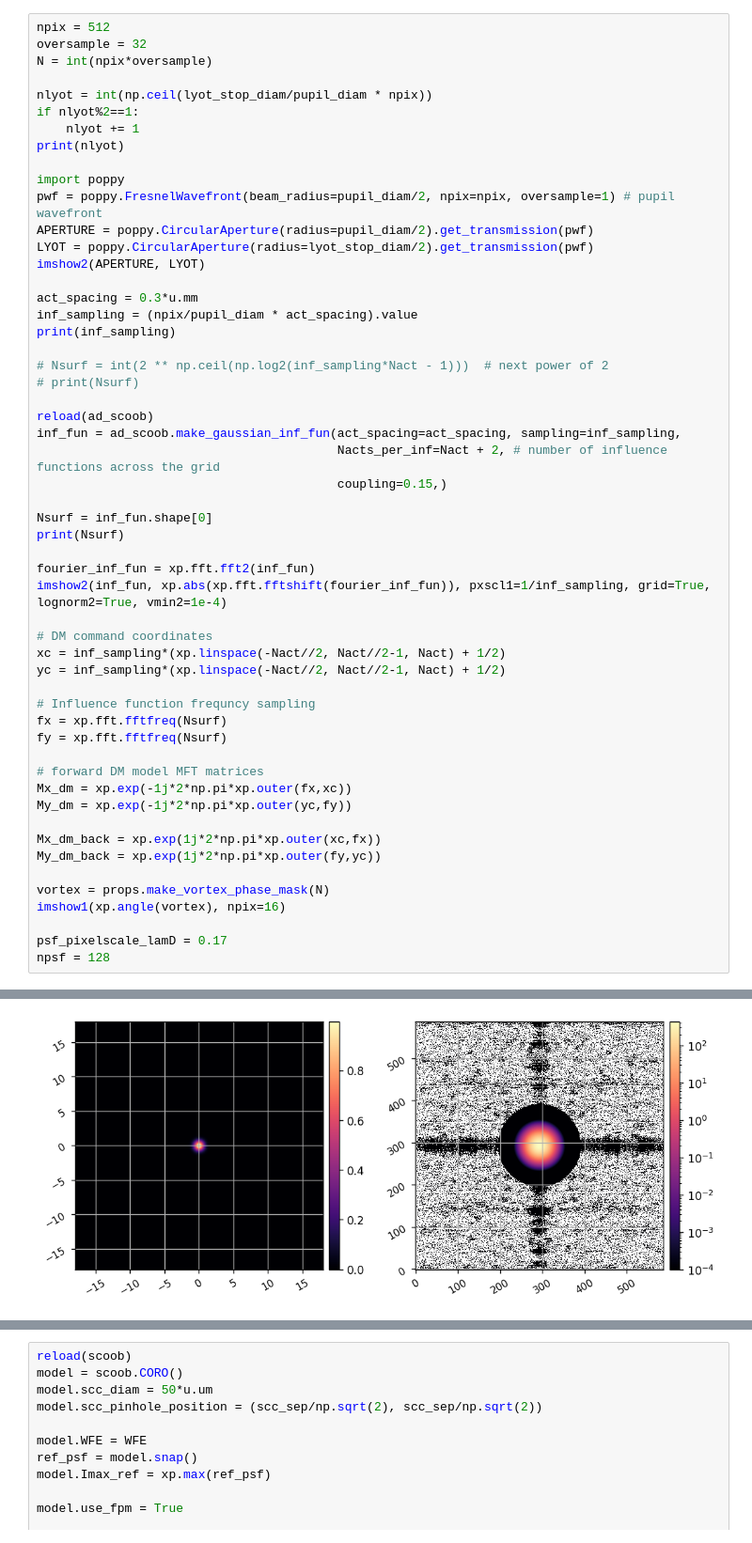
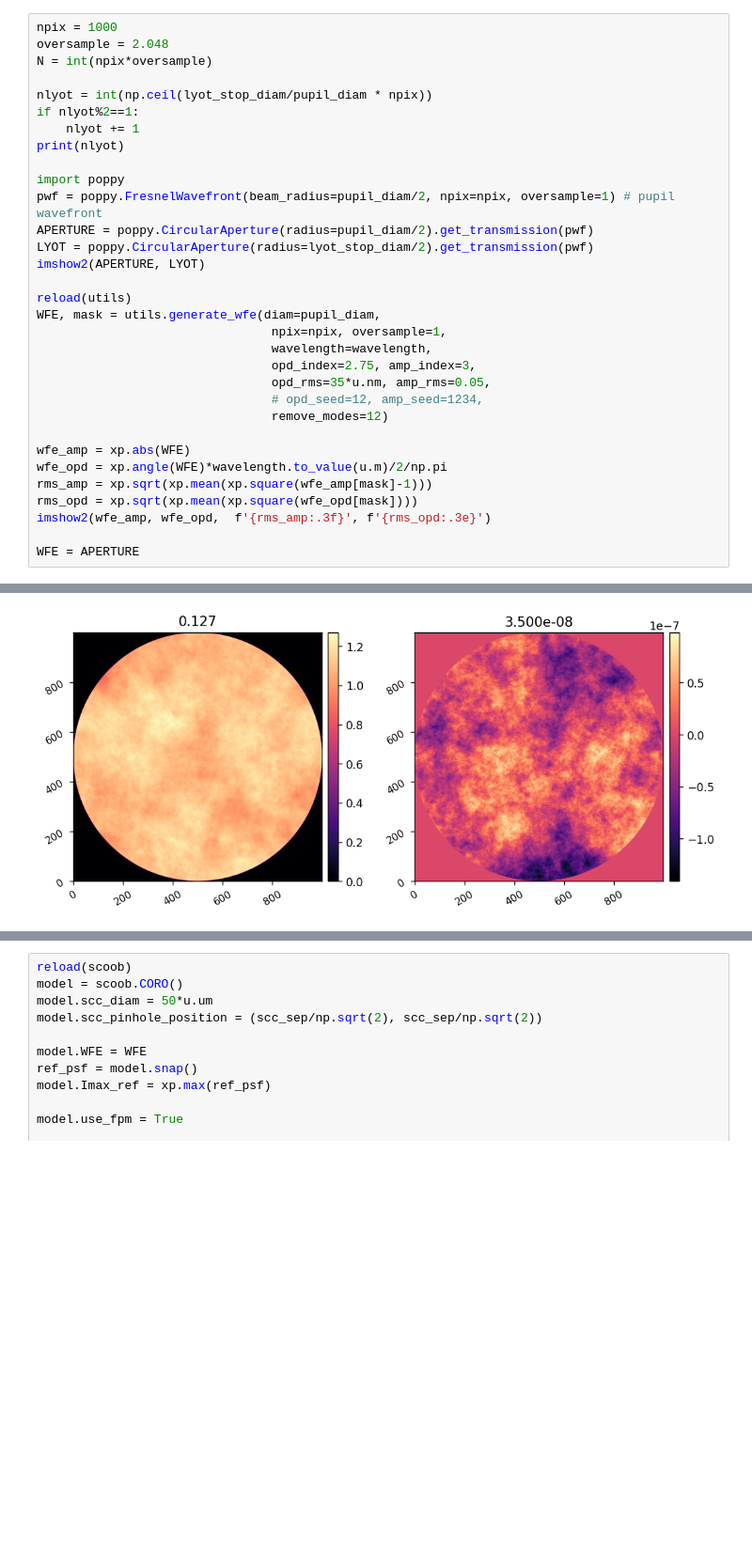
Before and after one commit to uasal/scoob-psf, a Jupyter notebook: example-notebooks/ad_scoob_tests.ipynb, the cells around one changed output, grey strips where cells are left out. Shown at 94% size. Drawn from its saved outputs; the diff is of its cells as text; blank space fills up the shorter version.

```diff
--- a/example-notebooks/ad_scoob_tests.ipynb
+++ b/example-notebooks/ad_scoob_tests.ipynb
@@ -45,6 +28,6 @@ import scoobpsf.props as props
 # %%
-npix = 512
-oversample = 32
+npix = 1000
+oversample = 2.048
 N = int(npix*oversample)
 
 nlyot = int(np.ceil(lyot_stop_diam/pupil_diam * npix))
@@ -58,43 +41,21 @@ APERTURE = poppy.CircularAperture(radius=pupil_diam/2).get_transmission(pwf)
 LYOT = poppy.CircularAperture(radius=lyot_stop_diam/2).get_transmission(pwf)
 imshow2(APERTURE, LYOT)
 
-act_spacing = 0.3*u.mm
-inf_sampling = (npix/pupil_diam * act_spacing).value
-print(inf_sampling)
+reload(utils)
+WFE, mask = utils.generate_wfe(diam=pupil_diam,
+                                npix=npix, oversample=1,
+                                wavelength=wavelength,
+                                opd_index=2.75, amp_index=3,
+                                opd_rms=35*u.nm, amp_rms=0.05,
+                                # opd_seed=12, amp_seed=1234,
+                                remove_modes=12)
 
-# Nsurf = int(2 ** np.ceil(np.log2(inf_sampling*Nact - 1)))  # next power of 2
-# print(Nsurf)
+wfe_amp = xp.abs(WFE)
+wfe_opd = xp.angle(WFE)*wavelength.to_value(u.m)/2/np.pi
+rms_amp = xp.sqrt(xp.mean(xp.square(wfe_amp[mask]-1)))
+rms_opd = xp.sqrt(xp.mean(xp.square(wfe_opd[mask])))
+imshow2(wfe_amp, wfe_opd,  f'{rms_amp:.3f}', f'{rms_opd:.3e}')
 
-reload(ad_scoob)
-inf_fun = ad_scoob.make_gaussian_inf_fun(act_spacing=act_spacing, sampling=inf_sampling,
-                                         Nacts_per_inf=Nact + 2, # number of influence functions across the grid
-                                         coupling=0.15,)
-
-Nsurf = inf_fun.shape[0]
-print(Nsurf)
-
-fourier_inf_fun = xp.fft.fft2(inf_fun)
-imshow2(inf_fun, xp.abs(xp.fft.fftshift(fourier_inf_fun)), pxscl1=1/inf_sampling, grid=True, lognorm2=True, vmin2=1e-4)
-
-# DM command coordinates
-xc = inf_sampling*(xp.linspace(-Nact//2, Nact//2-1, Nact) + 1/2)
-yc = inf_sampling*(xp.linspace(-Nact//2, Nact//2-1, Nact) + 1/2)
-
-# Influence function frequncy sampling
-fx = xp.fft.fftfreq(Nsurf)
-fy = xp.fft.fftfreq(Nsurf)
-
-# forward DM model MFT matrices
-Mx_dm = xp.exp(-1j*2*np.pi*xp.outer(fx,xc))
-My_dm = xp.exp(-1j*2*np.pi*xp.outer(yc,fy))
-
-Mx_dm_back = xp.exp(1j*2*np.pi*xp.outer(xc,fx))
-My_dm_back = xp.exp(1j*2*np.pi*xp.outer(fy,yc))
-
-vortex = props.make_vortex_phase_mask(N)
-imshow1(xp.angle(vortex), npix=16)
-
-psf_pixelscale_lamD = 0.17
-npsf = 128
+WFE = APERTURE
 # %% [output]
 Oversampling > 2x suggested for reliable results in Fresnel propagation.
@@ -105 +65 @@ Oversampling > 2x suggested for reliable results in Fresnel propagation.
-[figure, old version]
+[figure, new version]
```
Also changed, not shown: parts of 11 cells of this notebook, 2 other files.
